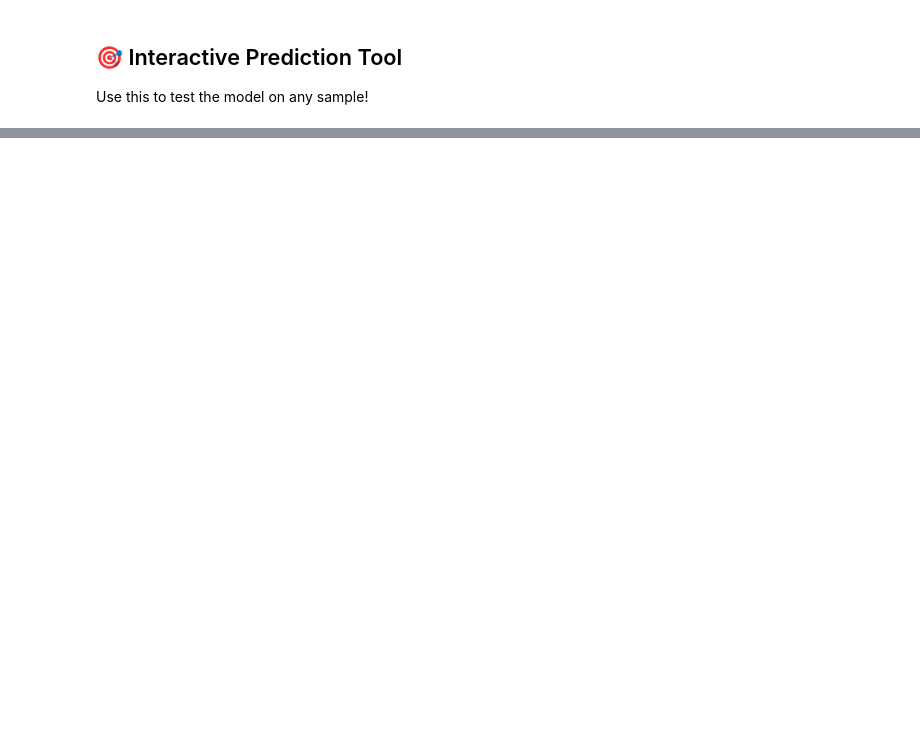
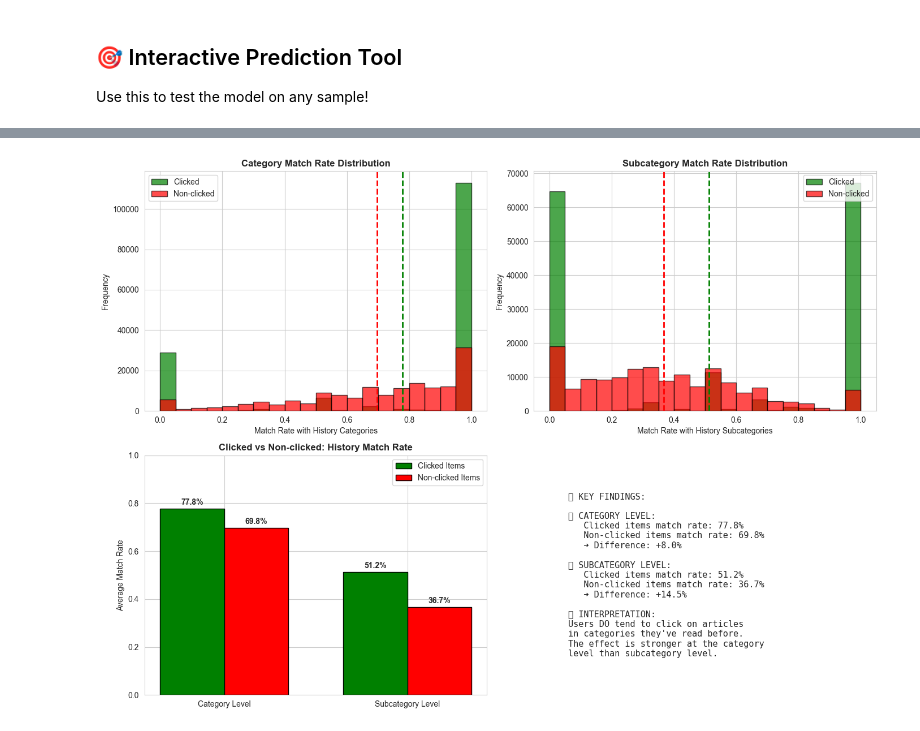
Before and after one commit to MrBigHead2004/mind-news-recommendation, a Jupyter notebook: mind_news_rec.ipynb, the cells around one changed output, grey strips where cells are left out. Saved outputs shown, nothing was run; the diff lists cells and outputs as text; code cells hidden in the pictures; blank space fills up the shorter version.

```diff
--- a/mind_news_rec.ipynb
+++ b/mind_news_rec.ipynb
@@ -1605,0 +1781,78 @@ config['DEVICE'] = torch.device('cuda')
+# %%
+### 📊 Visualize Category Matching Results
+fig, axes = plt.subplots(2, 2, figsize=(14, 10))
+
+# Category level comparison
+axes[0, 0].hist(category_df['clicked_match_rate'], bins=20, alpha=0.7, label='Clicked', color='green', edgecolor='black')
+axes[0, 0].hist(category_df['non_clicked_match_rate'].dropna(), bins=20, alpha=0.7, label='Non-clicked', color='red', edgecolor='black')
+axes[0, 0].set_xlabel('Match Rate with History Categories')
+axes[0, 0].set_ylabel('Frequency')
+axes[0, 0].set_title('Category Match Rate Distribution', fontsize=12, fontweight='bold')
+axes[0, 0].legend()
+axes[0, 0].axvline(category_df['clicked_match_rate'].mean(), color='green', linestyle='--', linewidth=2)
+axes[0, 0].axvline(category_df['non_clicked_match_rate'].mean(), color='red', linestyle='--', linewidth=2)
+
+# Subcategory level comparison
+axes[0, 1].hist(subcategory_df['clicked_match_rate'], bins=20, alpha=0.7, label='Clicked', color='green', edgecolor='black')
+axes[0, 1].hist(subcategory_df['non_clicked_match_rate'].dropna(), bins=20, alpha=0.7, label='Non-clicked', color='red', edgecolor='black')
+axes[0, 1].set_xlabel('Match Rate with History Subcategories')
+axes[0, 1].set_ylabel('Frequency')
+axes[0, 1].set_title('Subcategory Match Rate Distribution', fontsize=12, fontweight='bold')
+axes[0, 1].legend()
+axes[0, 1].axvline(subcategory_df['clicked_match_rate'].mean(), color='green', linestyle='--', linewidth=2)
+axes[0, 1].axvline(subcategory_df['non_clicked_match_rate'].mean(), color='red', linestyle='--', linewidth=2)
+
+# Bar chart comparison
+categories = ['Category Level', 'Subcategory Level']
+clicked_means = [category_df['clicked_match_rate'].mean(), subcategory_df['clicked_match_rate'].mean()]
+non_clicked_means = [category_df['non_clicked_match_rate'].mean(), subcategory_df['non_clicked_match_rate'].mean()]
+
+x = np.arange(len(categories))
+width = 0.35
+
+bars1 = axes[1, 0].bar(x - width/2, clicked_means, width, label='Clicked Items', color='green', edgecolor='black')
+bars2 = axes[1, 0].bar(x + width/2, non_clicked_means, width, label='Non-clicked Items', color='red', edgecolor='black')
+axes[1, 0].set_ylabel('Average Match Rate')
+axes[1, 0].set_title('Clicked vs Non-clicked: History Match Rate', fontsize=12, fontweight='bold')
+axes[1, 0].set_xticks(x)
+axes[1, 0].set_xticklabels(categories)
+axes[1, 0].legend()
+axes[1, 0].set_ylim(0, 1)
+
+# Add value labels
+for bar in bars1:
+    height = bar.get_height()
+    axes[1, 0].annotate(f'{height:.1%}', xy=(bar.get_x() + bar.get_width() / 2, height),
+                        xytext=(0, 3), textcoords="offset points", ha='center', va='bottom', fontweight='bold')
+for bar in bars2:
+    height = bar.get_height()
+    axes[1, 0].annotate(f'{height:.1%}', xy=(bar.get_x() + bar.get_width() / 2, height),
+                        xytext=(0, 3), textcoords="offset points", ha='center', va='bottom', fontweight='bold')
+
+# Text summary
+summary_text = f"""
+📊 KEY FINDINGS:
+
+🎯 CATEGORY LEVEL:
+   Clicked items match rate: {category_df['clicked_match_rate'].mean()*100:.1f}%
+   Non-clicked items match rate: {category_df['non_clicked_match_rate'].mean()*100:.1f}%
+   ➜ Difference: +{(category_df['clicked_match_rate'].mean() - category_df['non_clicked_match_rate'].mean())*100:.1f}%
+
+🎯 SUBCATEGORY LEVEL:
+   Clicked items match rate: {subcategory_df['clicked_match_rate'].mean()*100:.1f}%
+   Non-clicked items match rate: {subcategory_df['non_clicked_match_rate'].mean()*100:.1f}%
+   ➜ Difference: +{(subcategory_df['clicked_match_rate'].mean() - subcategory_df['non_clicked_match_rate'].mean())*100:.1f}%
+
+💡 INTERPRETATION:
+Users DO tend to click on articles
+in categories they've read before.
+The effect is stronger at the category
+level than subcategory level.
+"""
+axes[1, 1].text(0.1, 0.5, summary_text, fontsize=11, verticalalignment='center', family='monospace')
+axes[1, 1].axis('off')
+
+plt.tight_layout()
+plt.show()
+# %% [output]
+[figure, added]
```
Also changed, not shown: parts of 23 cells of this notebook.
